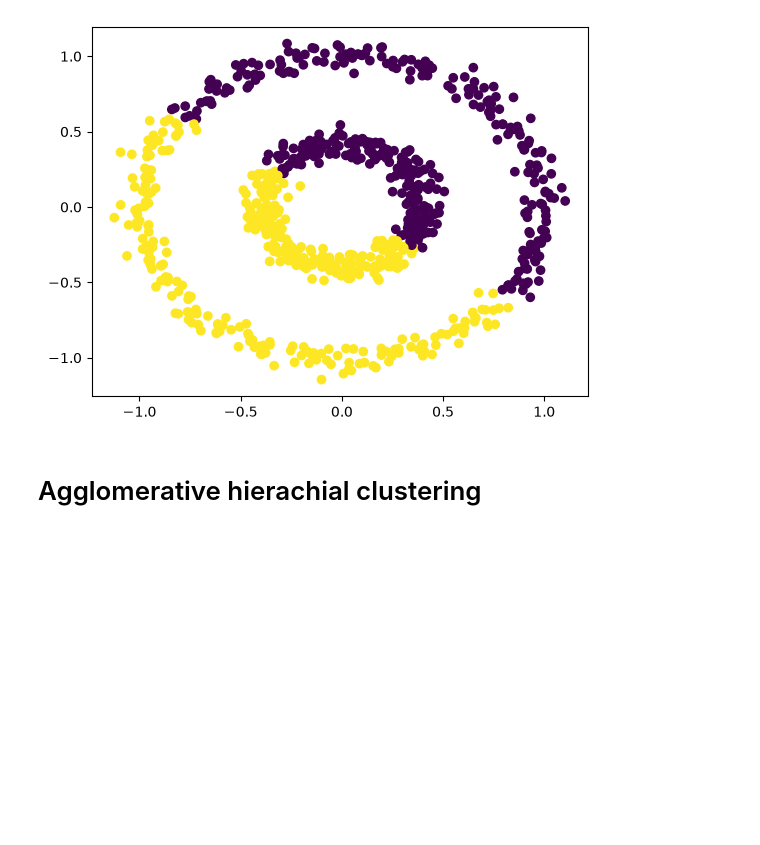
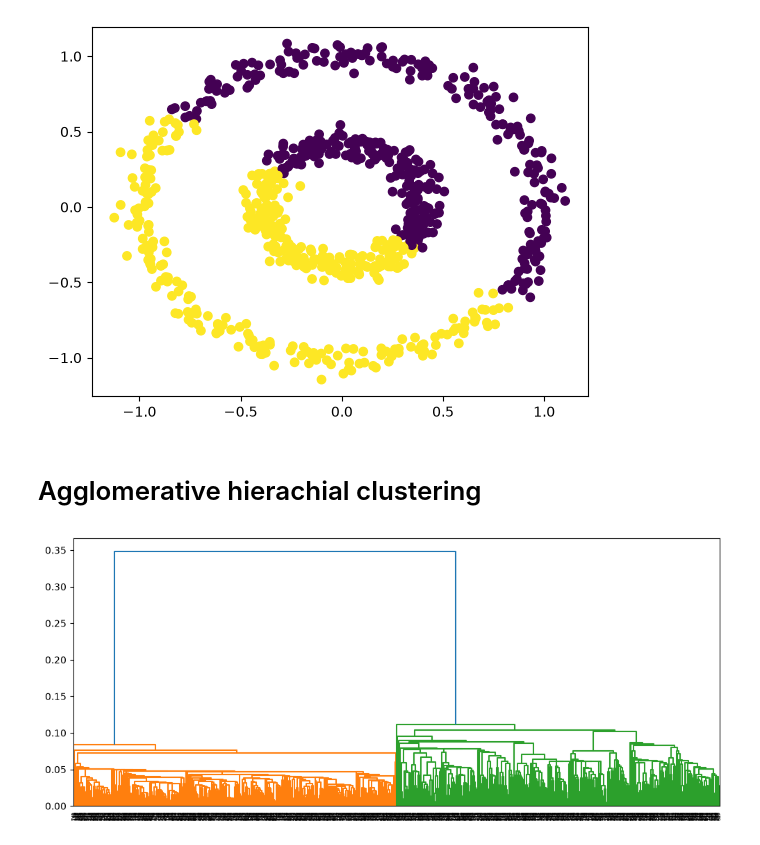
Before and after one commit to amanml2026/Unsupervised-learning, a Jupyter notebook: DBSCAN.ipynb, the cells around one changed output. Drawn from its saved outputs; the diff is of its cells as text; code cells hidden in the pictures; blank space fills up the shorter version.

Commit message:
Agglomerative hierachial clustering is also performing poor visualized due to 'ward'

```diff
--- a/DBSCAN.ipynb
+++ b/DBSCAN.ipynb
@@ -43,3 +43,9 @@ plt.scatter(X[:,0],X[:,1],c=y_pred)
 [figure]
 # %% [markdown]
 # Agglomerative hierachial clustering
+# %%
+# dendogram
+plt.figure(figsize=(12,5))
+fig = sch.dendrogram(sch.linkage(X))
+# %% [output]
+[figure, added]
```
Also changed, not shown: parts of 2 cells of this notebook.
